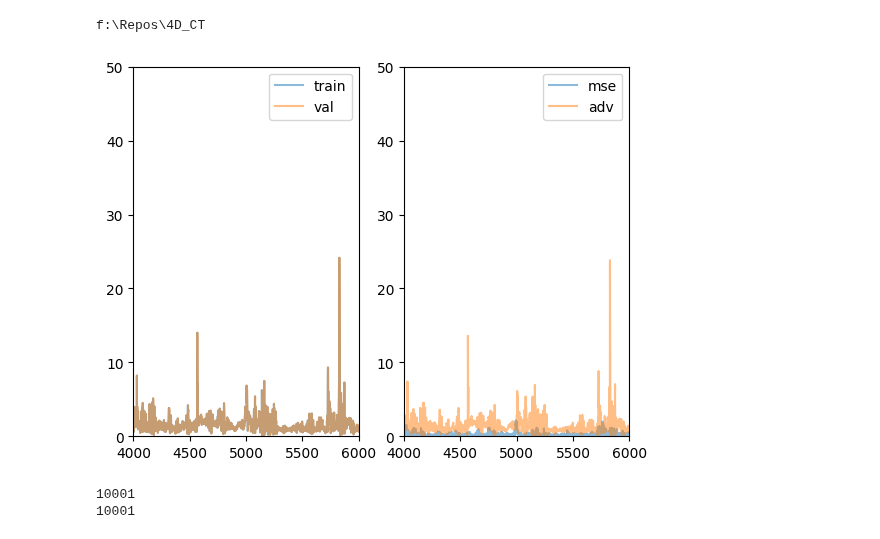
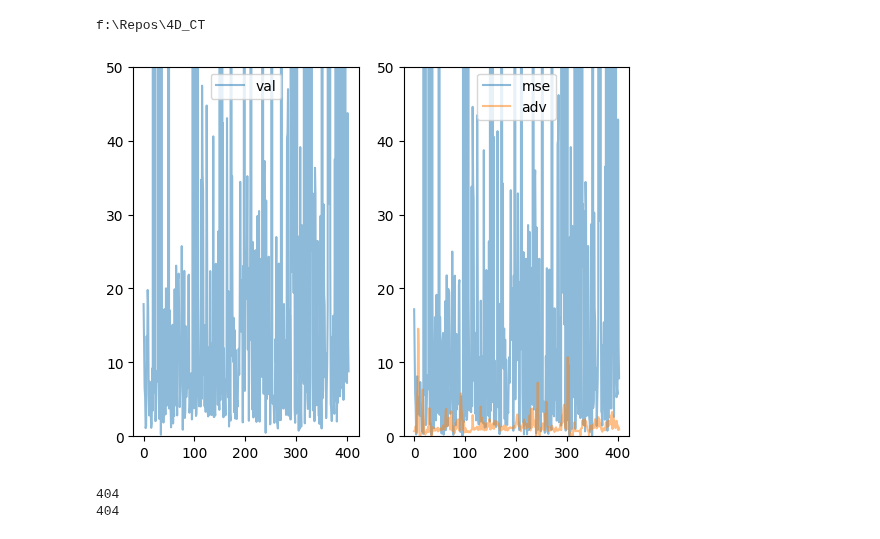
Before and after one commit to RubenDragland/4D_CT, a Jupyter notebook: Analysis/training.ipynb, the cells around one changed output. Cells and saved outputs as stored; diff of their text form; code cells hidden in the pictures.

```diff
--- a/Analysis/training.ipynb
+++ b/Analysis/training.ipynb
@@ -14,7 +14,7 @@ sys.path.append(os.path.join(cmd,"Results"))
 # %% [output]
 f:\Repos\4D_CT
 # %%
-folder = r"F:\Repos\4D_CT\3DTomoGAN\single_experimental_long-itrOut"
+folder = r"F:\Repos\4D_CT\3DTomoGAN\single_all_data_norm-itrOut"
 
 train_loss = "train_loss.npy"
 val_loss = "train_loss.npy"
@@ -35,24 +35,24 @@ x = loading_npy(folder, x)
 # %%
 fig, ax = plt.subplots(1,2)
 
-ax[0].plot(train, label = "train", alpha=0.5)
-ax[0].plot(x,  val, label="val", alpha=0.5)
+# ax[0].plot(train, label = "train", alpha=0.5)
+ax[0].plot(val, label="val", alpha=0.5)
 
-ax[1].plot(x, mse, label="mse", alpha=0.5)
-ax[1].plot(x, adv, label="adv", alpha=0.5)
+ax[1].plot(mse, label="mse", alpha=0.5)
+ax[1].plot(adv, label="adv", alpha=0.5)
 
 ax[0].legend()
 ax[1].legend()
 
 ax[0].set_ylim(0,50)
-ax[0].set_xlim(4000,6000)
+# ax[0].set_xlim(300,400)
 ax[1].set_ylim(0,50)
-ax[1].set_xlim(4000,6000)
+# ax[1].set_xlim(300,400)
 plt.show()
 
 print(len(train))
 print(len(val))
 # %% [output]
-[figure, old version]
+[figure, new version]
-10001
-10001
+404
+404
```
Also changed, not shown: 12 other files.
